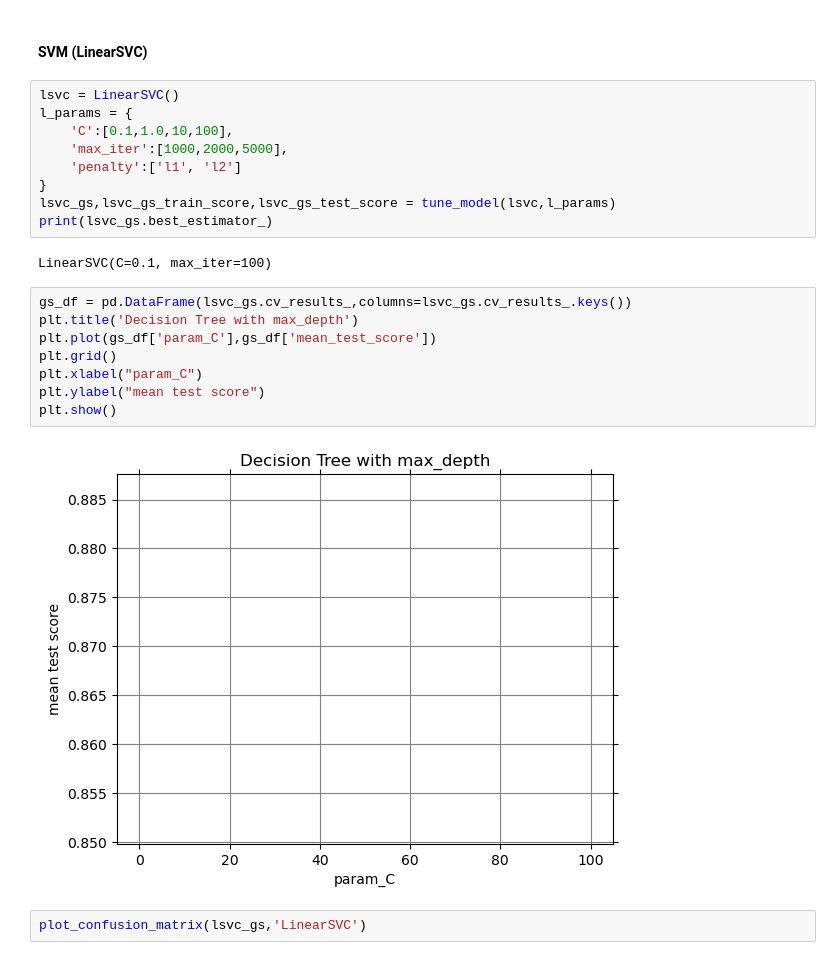
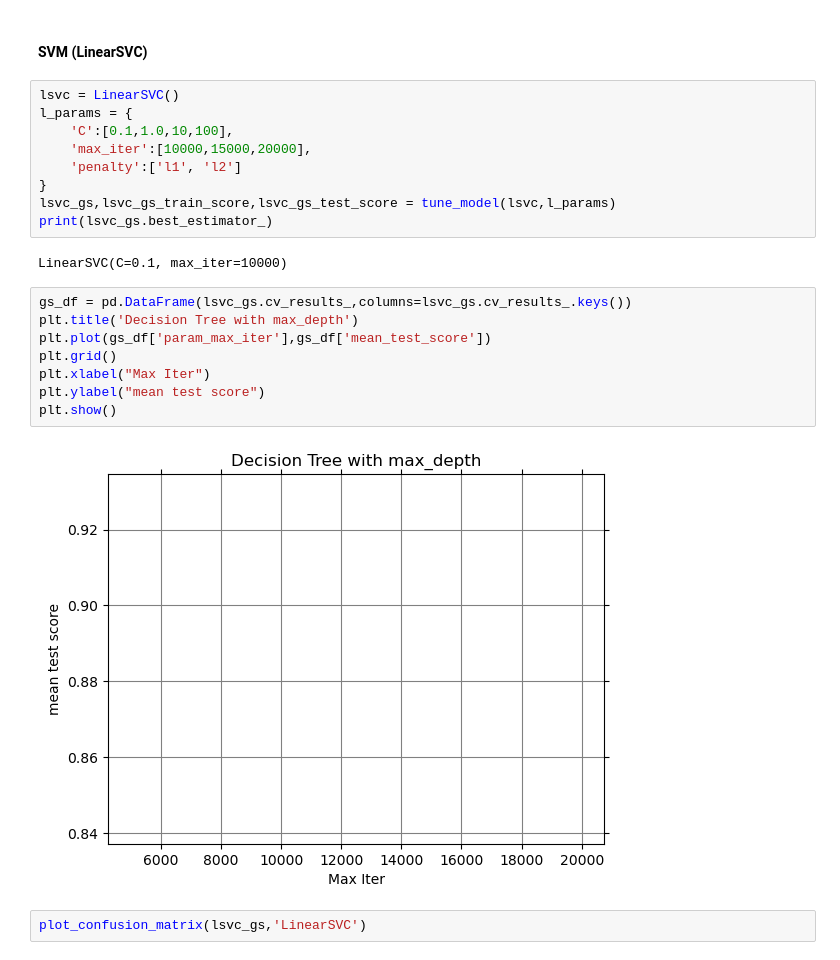
Before and after one commit to trguduru/bank_marketing_prediction, a Jupyter notebook: prompt_III.ipynb, the cells around one changed output. Cells and saved outputs as stored; diff of their text form.

```diff
--- a/prompt_III.ipynb
+++ b/prompt_III.ipynb
@@ -772,23 +783,23 @@ plot.ClassificationReport.from_raw_data(
 lsvc = LinearSVC()
 l_params = {
     'C':[0.1,1.0,10,100],
-    'max_iter':[1000,2000,5000],
+    'max_iter':[10000,15000,20000],
     'penalty':['l1', 'l2']
 }
 lsvc_gs,lsvc_gs_train_score,lsvc_gs_test_score = tune_model(lsvc,l_params)
 print(lsvc_gs.best_estimator_)
 # %% [output]
-LinearSVC(C=0.1, max_iter=100)
+LinearSVC(C=0.1, max_iter=10000)
 # %%
 gs_df = pd.DataFrame(lsvc_gs.cv_results_,columns=lsvc_gs.cv_results_.keys())
 plt.title('Decision Tree with max_depth')
-plt.plot(gs_df['param_C'],gs_df['mean_test_score'])
+plt.plot(gs_df['param_max_iter'],gs_df['mean_test_score'])
 plt.grid()
-plt.xlabel("param_C")
+plt.xlabel("Max Iter")
 plt.ylabel("mean test score")
 plt.show()
 # %% [output]
-[figure, old version]
+[figure, new version]
 # %%
 plot_confusion_matrix(lsvc_gs,'LinearSVC')
 # %% [output]
```
Also changed, not shown: parts of 45 cells of this notebook, 3 other files.
